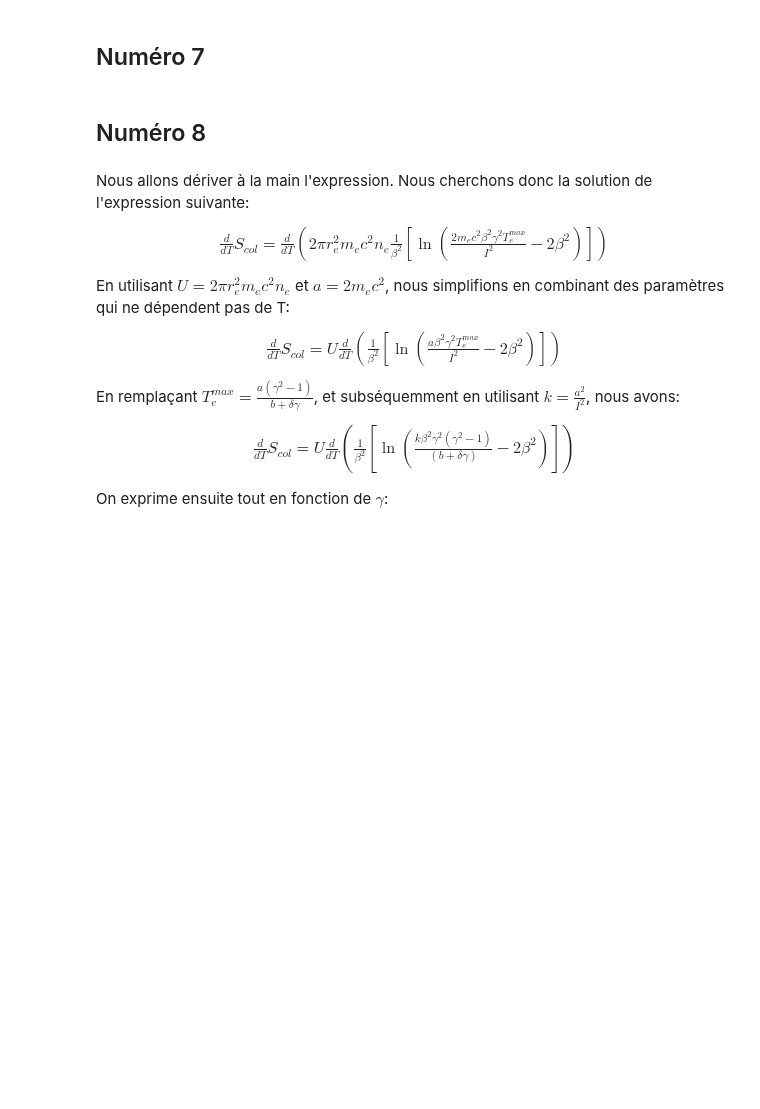
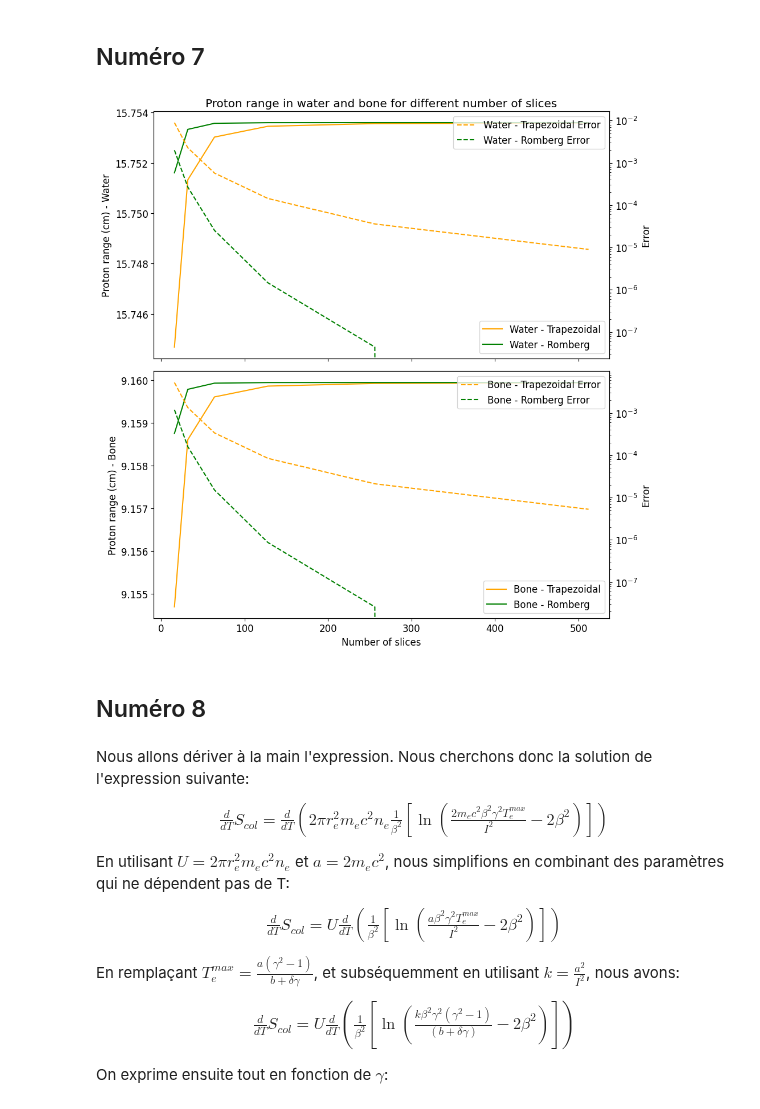
Before and after one commit to thcha67/tp_phys_num, a Jupyter notebook: tp1/tp1.ipynb, the cells around one changed output. Saved outputs shown, nothing was run; the diff lists cells and outputs as text; code cells hidden in the pictures; blank space fills up the shorter version.

Commit message:
ajout erreur pratique sur graph

```diff
--- a/tp1/tp1.ipynb
+++ b/tp1/tp1.ipynb
@@ -331,7 +345,7 @@ print("Valeur calculée de la portée du proton ayant une énergie de {:.6f} MeV
 ## Numéro 7
 # %%
 # Due to our sample rate we are stuck with those slices number
-n_slice_selection = [16, 32, 64 ,128]
+n_slice_selection = [16, 32, 64 ,128, 256, 512]
 
 # We initialize the results
 water_integration_results_trapezoidal = []
@@ -341,37 +355,70 @@ bone_integration_results_romberg = []
 
 # We calculate the proton range in water and bone for different number of slices and add the results to the lists
 for n_slice in n_slice_selection:
 
     water_x_total_stopping_power, water_y_total_stopping_power = stopping_power_array(3, electron_energy, n_slice, liquid_water_ne, liquid_water_I)
     bone_x_total_stopping_power, bone_y_total_stopping_power = stopping_power_array(3, electron_energy, n_slice, compact_bone_ne, compact_bone_I)
 
     # Trapezoidal integration for water
     water_integration_results_trapezoidal.append(trapezoidal_integration(water_x_total_stopping_power, water_y_total_stopping_power**-1))
     # Romberg integration for water
     water_integration_results_romberg.append(romberg_integration(water_x_total_stopping_power, water_y_total_stopping_power**-1))
     # Trapezoidal integration for bone
     bone_integration_results_trapezoidal.append(trapezoidal_integration(bone_x_total_stopping_power, bone_y_total_stopping_power**-1))
     # Romberg integration for bone
     bone_integration_results_romberg.append(romberg_integration(bone_x_total_stopping_power, bone_y_total_stopping_power**-1))
 
+# We initialize the results
+error_water_integration_results_trapezoidal = []
+error_water_integration_results_romberg = []
+error_bone_integration_results_trapezoidal = []
+error_bone_integration_results_romberg = []
+
+supposed_exact_value_water = water_integration_results_romberg[-1]
+supposed_exact_value_bone = bone_integration_results_romberg[-1]
+
+for i in range(len(n_slice_selection)):
+    error_water_integration_results_trapezoidal.append(np.abs(water_integration_results_trapezoidal[i] - supposed_exact_value_water))
+    error_water_integration_results_romberg.append(np.abs(water_integration_results_romberg[i] - supposed_exact_value_water))
+    error_bone_integration_results_trapezoidal.append(np.abs(bone_integration_results_trapezoidal[i] - supposed_exact_value_bone))
+    error_bone_integration_results_romberg.append(np.abs(bone_integration_results_romberg[i] - supposed_exact_value_bone))
+
 # Create the figure and primary axis
 fig, ax = plt.subplots(2,1, figsize=(10, 10), sharex=True)
 # Plot the first line (Left Y-axis)
-ax[0].plot(n_slice_selection, water_integration_results_trapezoidal, label="Water - Trapezoidal", color="b", linestyle="--")
-ax[0].plot(n_slice_selection, water_integration_results_romberg, label="Water - Romberg", color="b", linestyle="-.")
+ax[0].plot(n_slice_selection, water_integration_results_trapezoidal, label="Water - Trapezoidal", color="orange", linestyle="-")
+ax[0].plot(n_slice_selection, water_integration_results_romberg, label="Water - Romberg", color="green", linestyle="-")
 ax[0].set_ylabel("Proton range (cm) - Water")
 ax[0].legend()
 ax[0].title.set_text("Proton range in water and bone for different number of slices")
 
+ax_error_water = ax[0].twinx()
+ax_error_water.plot(n_slice_selection, error_water_integration_results_trapezoidal, label="Water - Trapezoidal Error", color="orange", linestyle="--")
+ax_error_water.plot(n_slice_selection, error_water_integration_results_romberg, label="Water - Romberg Error", color="green", linestyle="--")
+ax_error_water.set_ylabel("Error")
+ax_error_water.legend()
+ax_error_water.set_yscale("log")
+
+
 # Create secondary axis (Right Y-axis)
-ax[1].plot(n_slice_selection, bone_integration_results_trapezoidal, label="Bone - Trapezoidal", color="r", linestyle="--")
-ax[1].plot(n_slice_selection, bone_integration_results_romberg, label="Bone - Romberg", color="r", linestyle="-.")
+ax[1].plot(n_slice_selection, bone_integration_results_trapezoidal, label="Bone - Trapezoidal", color="orange", linestyle="-")
+ax[1].plot(n_slice_selection, bone_integration_results_romberg, label="Bone - Romberg", color="green", linestyle="-")
 ax[1].set_ylabel("Proton range (cm) - Bone")
 ax[1].set_xlabel("Number of slices")
 ax[1].legend()
 
+ax_error_bone = ax[1].twinx()
+ax_error_bone.plot(n_slice_selection, error_bone_integration_results_trapezoidal, label="Bone - Trapezoidal Error", color="orange", linestyle="--")
+ax_error_bone.plot(n_slice_selection, error_bone_integration_results_romberg, label="Bone - Romberg Error", color="green", linestyle="--")
+ax_error_bone.set_ylabel("Error")
+ax_error_bone.legend()
+ax_error_bone.set_yscale("log")
+
+
 plt.tight_layout()
 plt.show()
+# %% [output]
+[figure, added]
 # %% [markdown]
 ## Numéro 8
 # %% [markdown]
```
Also changed, not shown: parts of 6 cells of this notebook.
